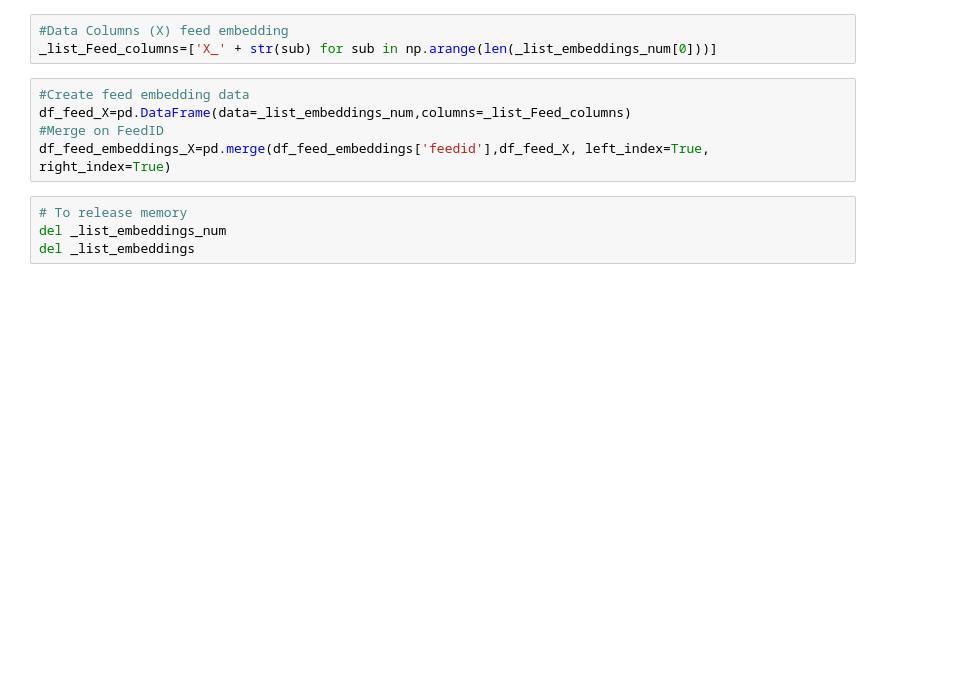
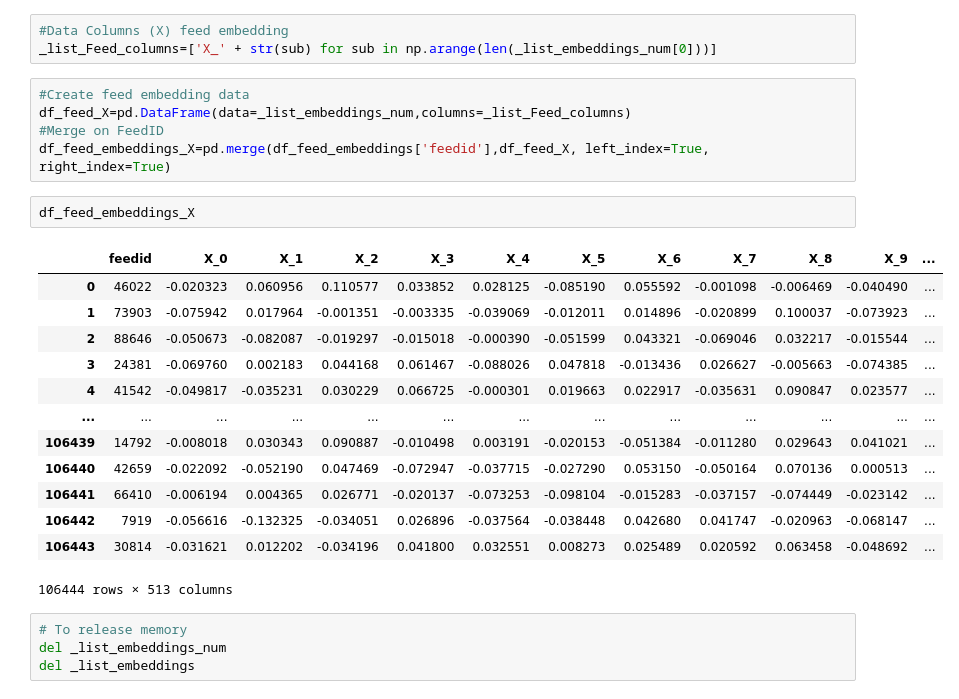
Before and after one commit to freedomszeto/WeChatCompetition_2021, a Jupyter notebook: WeChat_Data_competition_Freedom.ipynb, the cells around one changed output. Drawn from its saved outputs; the diff is of its cells as text; blank space fills up the shorter version.

```diff
--- a/WeChat_Data_competition_Freedom.ipynb
+++ b/WeChat_Data_competition_Freedom.ipynb
@@ -119,6 +119,22 @@ _list_Feed_columns=['X_' + str(sub) for sub in np.arange(len(_list_embeddings_nu
 df_feed_X=pd.DataFrame(data=_list_embeddings_num,columns=_list_Feed_columns)
 #Merge on FeedID
 df_feed_embeddings_X=pd.merge(df_feed_embeddings['feedid'],df_feed_X, left_index=True, right_index=True)
+# %%
+df_feed_embeddings_X
+# %% [output]
+|  | feedid | X_0 | X_1 | X_2 | X_3 | X_4 | X_5 | X_6 | X_7 | X_8 | X_9 | ... |
+| 0 | 46022 | -0.020323 | 0.060956 | 0.110577 | 0.033852 | 0.028125 | -0.085190 | 0.055592 | -0.001098 | -0.006469 | -0.040490 | ... |
+| 1 | 73903 | -0.075942 | 0.017964 | -0.001351 | -0.003335 | -0.039069 | -0.012011 | 0.014896 | -0.020899 | 0.100037 | -0.073923 | ... |
+| 2 | 88646 | -0.050673 | -0.082087 | -0.019297 | -0.015018 | -0.000390 | -0.051599 | 0.043321 | -0.069046 | 0.032217 | -0.015544 | ... |
+| 3 | 24381 | -0.069760 | 0.002183 | 0.044168 | 0.061467 | -0.088026 | 0.047818 | -0.013436 | 0.026627 | -0.005663 | -0.074385 | ... |
+| 4 | 41542 | -0.049817 | -0.035231 | 0.030229 | 0.066725 | -0.000301 | 0.019663 | 0.022917 | -0.035631 | 0.090847 | 0.023577 | ... |
+| ... | ... | ... | ... | ... | ... | ... | ... | ... | ... | ... | ... | ... |
+| 106439 | 14792 | -0.008018 | 0.030343 | 0.090887 | -0.010498 | 0.003191 | -0.020153 | -0.051384 | -0.011280 | 0.029643 | 0.041021 | ... |
+| 106440 | 42659 | -0.022092 | -0.052190 | 0.047469 | -0.072947 | -0.037715 | -0.027290 | 0.053150 | -0.050164 | 0.070136 | 0.000513 | ... |
+| 106441 | 66410 | -0.006194 | 0.004365 | 0.026771 | -0.020137 | -0.073253 | -0.098104 | -0.015283 | -0.037157 | -0.074449 | -0.023142 | ... |
+| 106442 | 7919 | -0.056616 | -0.132325 | -0.034051 | 0.026896 | -0.037564 | -0.038448 | 0.042680 | 0.041747 | -0.020963 | -0.068147 | ... |
+| 106443 | 30814 | -0.031621 | 0.012202 | -0.034196 | 0.041800 | 0.032551 | 0.008273 | 0.025489 | 0.020592 | 0.063458 | -0.048692 | ... |
+106444 rows × 513 columns
 # %%
 # To release memory
 del _list_embeddings_num
```
Also changed, not shown: parts of 57 cells of this notebook.
